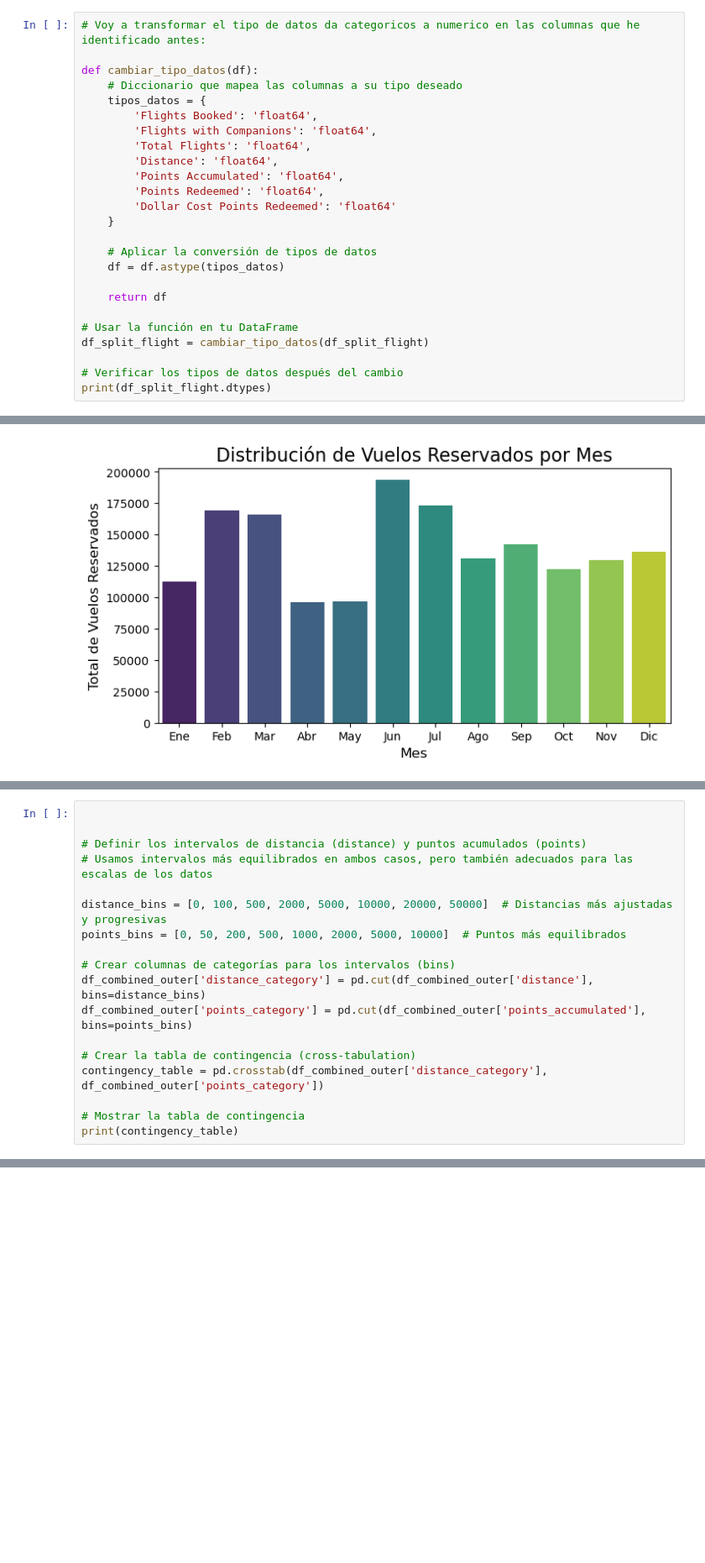
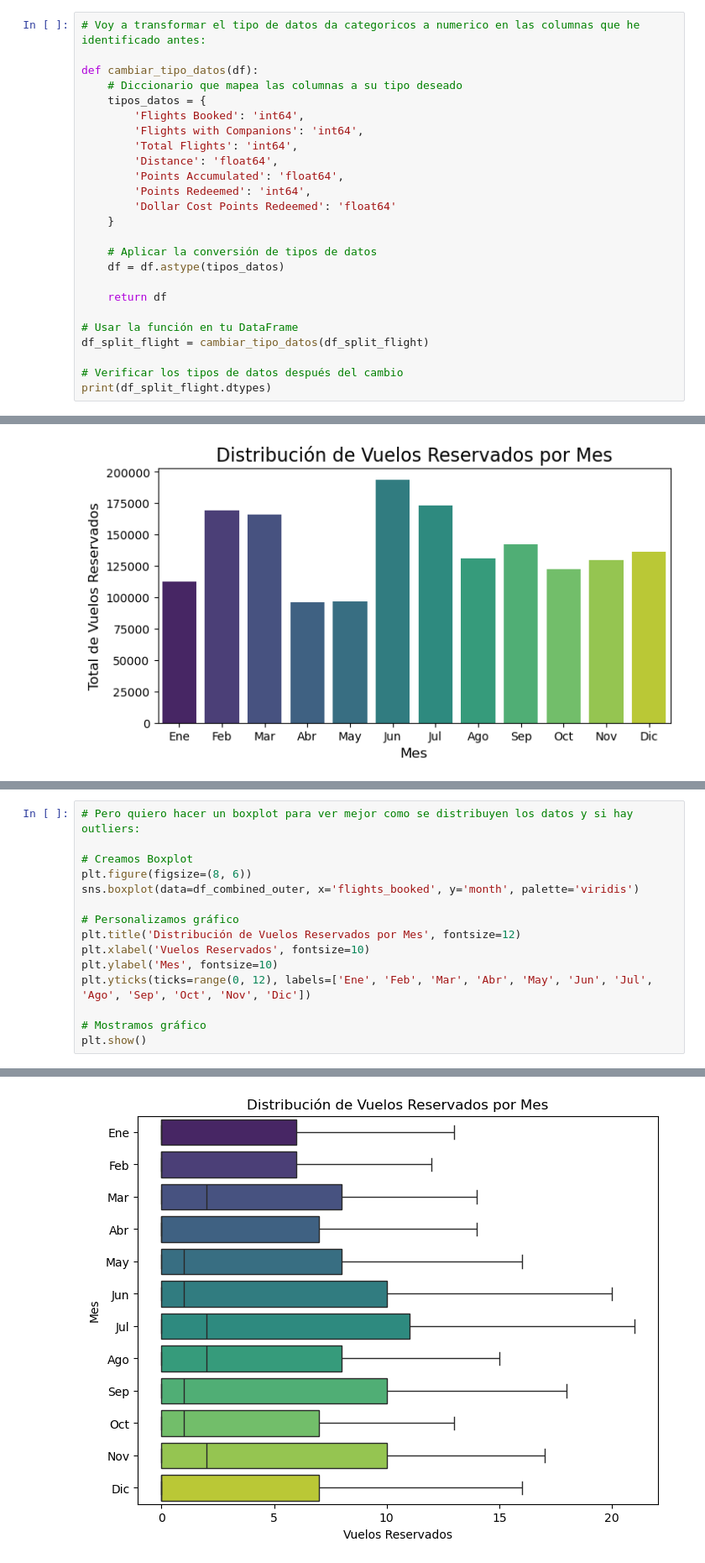
Before and after one commit to Adalab/bda-modulo-3-evaluacion-final-Ary1982, a Jupyter notebook: evaluación_modulo_3_arianna.ipynb, the cells around one changed output, grey strips where cells are left out. Shown at 84% size. Saved outputs shown, nothing was run; the diff lists cells and outputs as text; blank space fills up the shorter version.

```diff
--- a/evaluación_modulo_3_arianna.ipynb
+++ b/evaluación_modulo_3_arianna.ipynb
@@ -418,12 +477,12 @@ dtype: object
 def cambiar_tipo_datos(df):
     # Diccionario que mapea las columnas a su tipo deseado
     tipos_datos = {
-        'Flights Booked': 'float64',
-        'Flights with Companions': 'float64',
-        'Total Flights': 'float64',
+        'Flights Booked': 'int64',
+        'Flights with Companions': 'int64',
+        'Total Flights': 'int64',
         'Distance': 'float64',
         'Points Accumulated': 'float64',
-        'Points Redeemed': 'float64',
+        'Points Redeemed': 'int64',
         'Dollar Cost Points Redeemed': 'float64'
     }
 
@@ -801,20 +744,2 @@ Passing `palette` without assigning `hue` is deprecated and will be removed in v
 
 #### El periodo de Junio-Julio coincide con las vacaciones escolares en Canadá, eso lo convierte en un periodo en el que las familias pueden concederse viajes largos.
-# %%
-
-
-# Definir los intervalos de distancia (distance) y puntos acumulados (points)
-# Usamos intervalos más equilibrados en ambos casos, pero también adecuados para las escalas de los datos
-
-distance_bins = [0, 100, 500, 2000, 5000, 10000, 20000, 50000]  # Distancias más ajustadas y progresivas
-points_bins = [0, 50, 200, 500, 1000, 2000, 5000, 10000]  # Puntos más equilibrados
-
-# Crear columnas de categorías para los intervalos (bins)
-df_combined_outer['distance_category'] = pd.cut(df_combined_outer['distance'], bins=distance_bins)
-df_combined_outer['points_category'] = pd.cut(df_combined_outer['points_accumulated'], bins=points_bins)
-
-# Crear la tabla de contingencia (cross-tabulation)
-contingency_table = pd.crosstab(df_combined_outer['distance_category'], df_combined_outer['points_category'])
-
-# Mostrar la tabla de contingencia
-print(contingency_table)
@@ -875,0 +746,16 @@ Passing `palette` without assigning `hue` is deprecated and will be removed in v
+# %%
+# Pero quiero hacer un boxplot para ver mejor como se distribuyen los datos y si hay outliers:
+
+# Creamos Boxplot
+plt.figure(figsize=(8, 6))
+sns.boxplot(data=df_combined_outer, x='flights_booked', y='month', palette='viridis')
+
+# Personalizamos gráfico
+plt.title('Distribución de Vuelos Reservados por Mes', fontsize=12)
+plt.xlabel('Vuelos Reservados', fontsize=10)
+plt.ylabel('Mes', fontsize=10)
+plt.yticks(ticks=range(0, 12), labels=['Ene', 'Feb', 'Mar', 'Abr', 'May', 'Jun', 'Jul', 'Ago', 'Sep', 'Oct', 'Nov', 'Dic'])
+
+# Mostramos gráfico
+plt.show()
+# %% [output]
@@ -875,0 +765 @@ Passing `palette` without assigning `hue` is deprecated and will be removed in v
+[figure, added]
```
Also changed, not shown: parts of 61 cells of this notebook.
